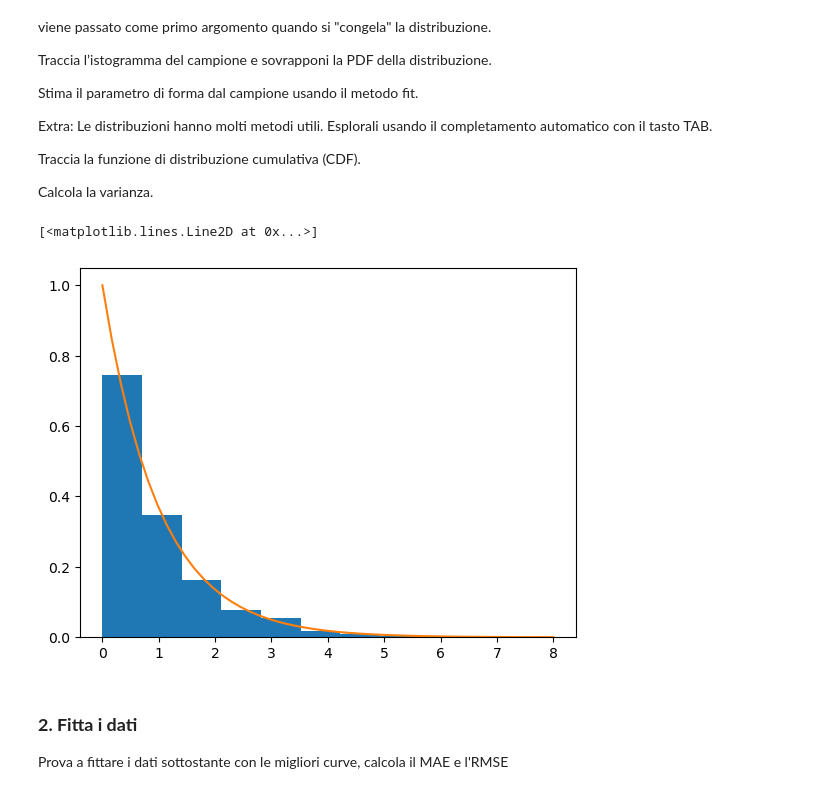
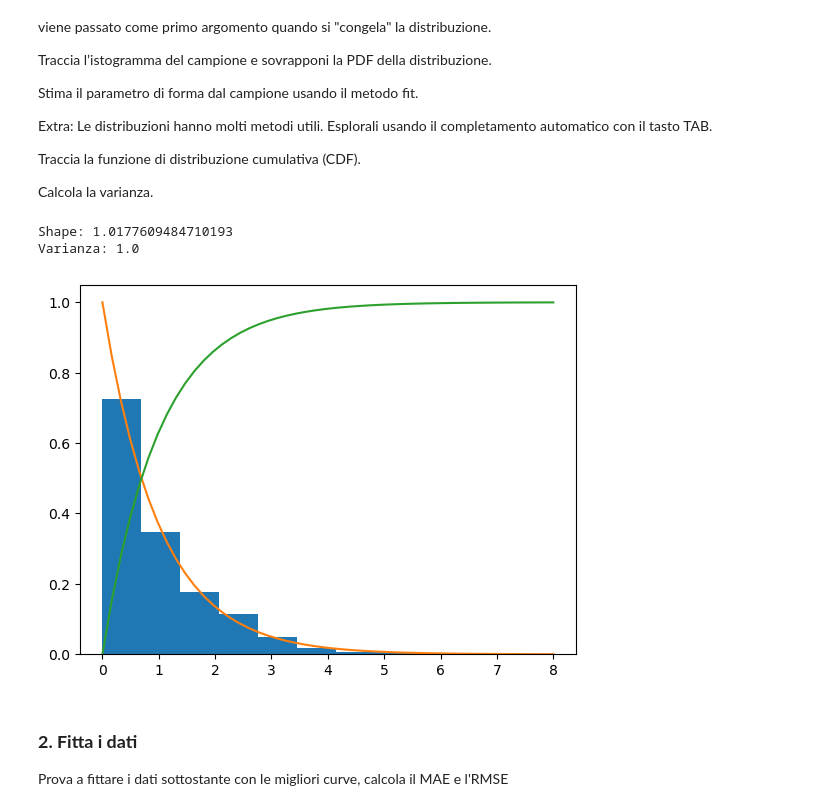
Before and after one commit to MarcoMall/ProgrammingLab2, a Jupyter notebook: 6_Esercizi_lez_6.ipynb, the cells around one changed output. Drawn from its saved outputs; the diff is of its cells as text; code cells hidden in the pictures.

```diff
--- a/6_Esercizi_lez_6.ipynb
+++ b/6_Esercizi_lez_6.ipynb
@@ -21,12 +21,20 @@ import math
 # %%
 dist = sp.stats.gamma(a = 1, loc = 0, scale = 1)
 sample= dist.rvs(size = 1000)
 x= np.linspace(0,8)
 plt.hist(sample, density = True)
 plt.plot(x, dist.pdf(x))
+plt.plot(x, dist.cdf(x))
+
+
+fit_shape, fit_loc, fit_scale = sp.stats.gamma.fit(sample, floc=0)
+
+print("Shape: {}".format(fit_shape))
+print("Varianza: {}".format(dist.var()))
 # %% [output]
-[<matplotlib.lines.Line2D at 0x...>]
+Shape: 1.0177609484710193
+Varianza: 1.0
-[figure, old version]
+[figure, new version]
 # %% [markdown]
 ### **2. Fitta i dati**
 Prova a fittare i dati sottostante con le migliori curve, calcola il MAE e l'RMSE
```
Also changed, not shown: parts of 1 cell of this notebook, 1 other file.
